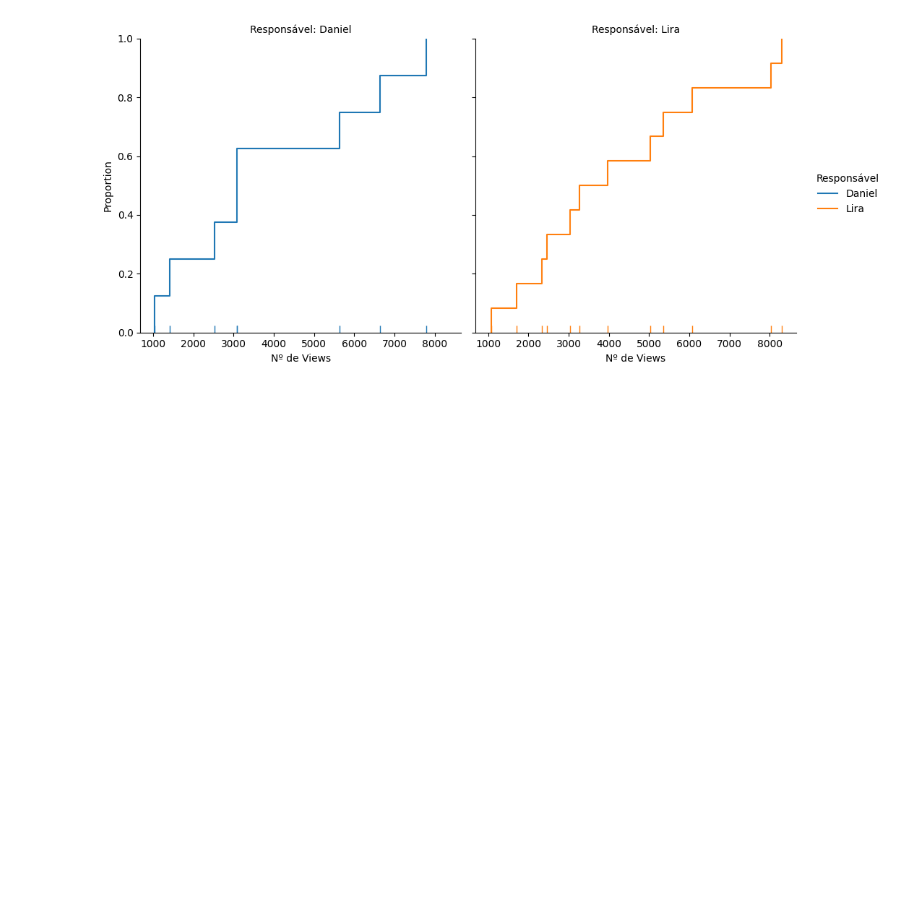
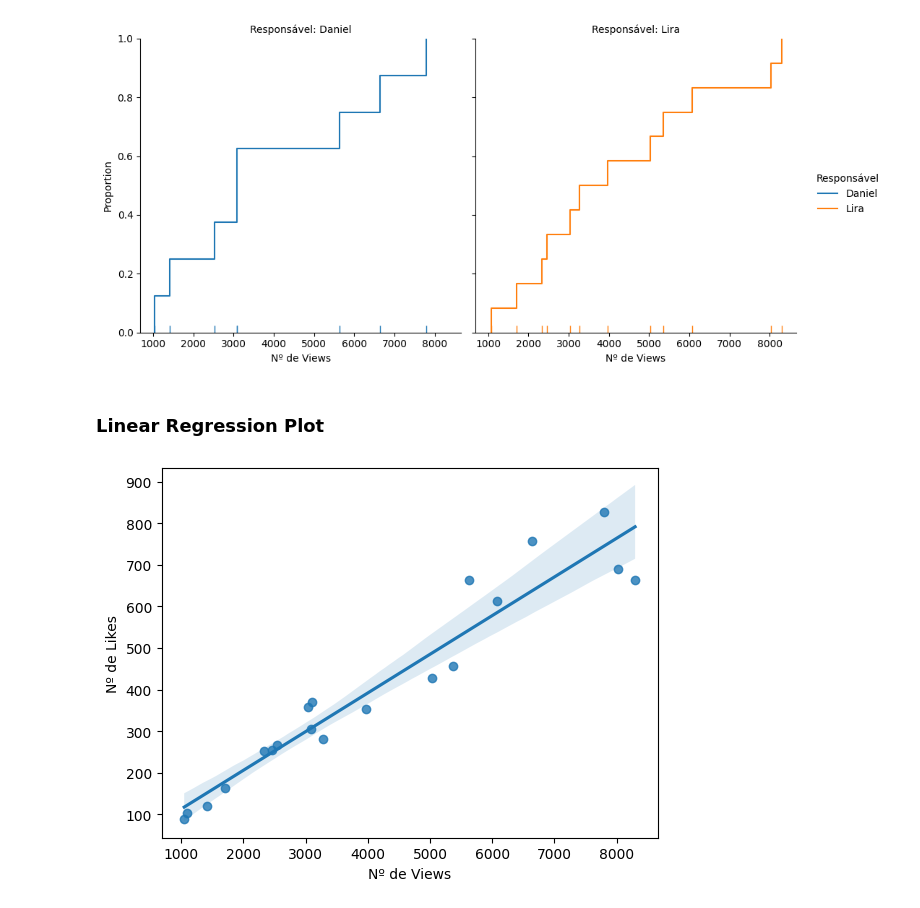
Before and after one commit to JoaoPedrodeAraujoS/seaborn-study, a Jupyter notebook: seborn-charts.ipynb, the cells around one changed output. Drawn from its saved outputs; the diff is of its cells as text; code cells hidden in the pictures; blank space fills up the shorter version.

Commit message:
adding the linear regression plot

```diff
--- a/seborn-charts.ipynb
+++ b/seborn-charts.ipynb
@@ -73,3 +73,10 @@ hist_plot.set_titles('Responsável: {col_name}')
 plt.show(hist_plot)
 # %% [output]
 [figure]
+# %% [markdown]
+### Linear Regression Plot
+# %%
+lr_plot = sns.regplot(data = df_videos, x = 'Nº de Views', y = 'Nº de Likes')
+plt.show(lr_plot)
+# %% [output]
+[figure, added]
```
Also changed, not shown: parts of 1 cell of this notebook.
